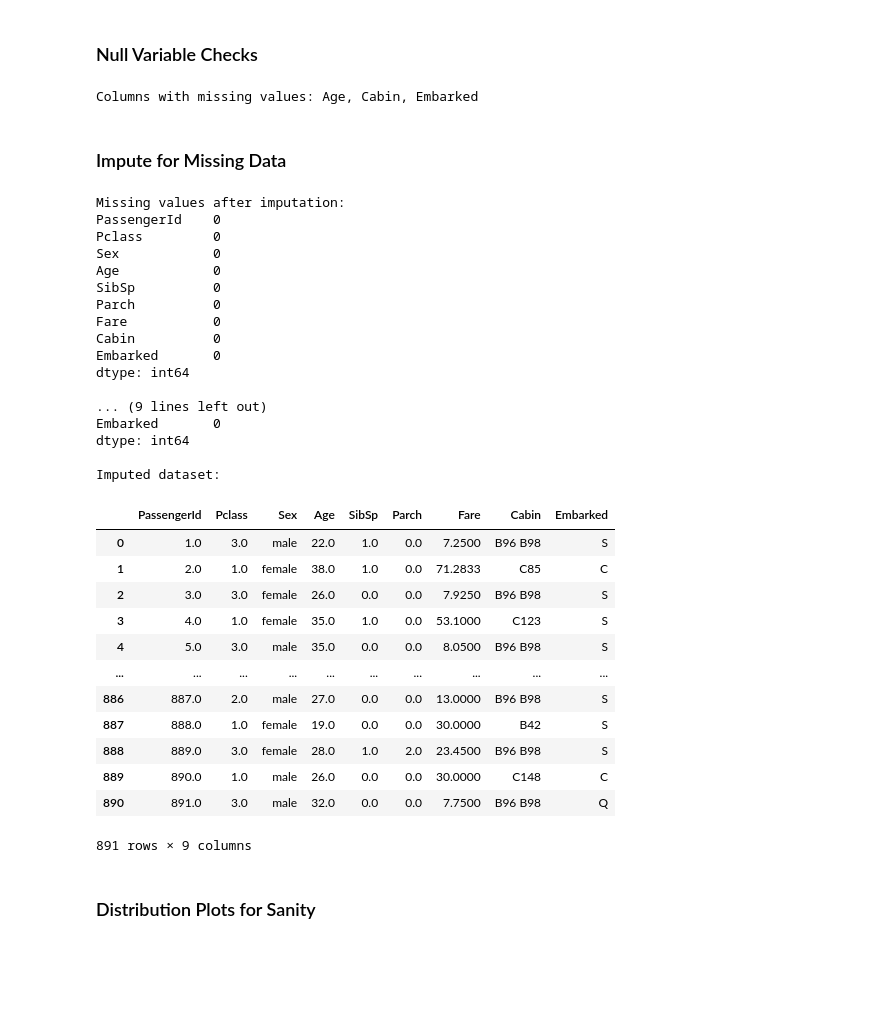
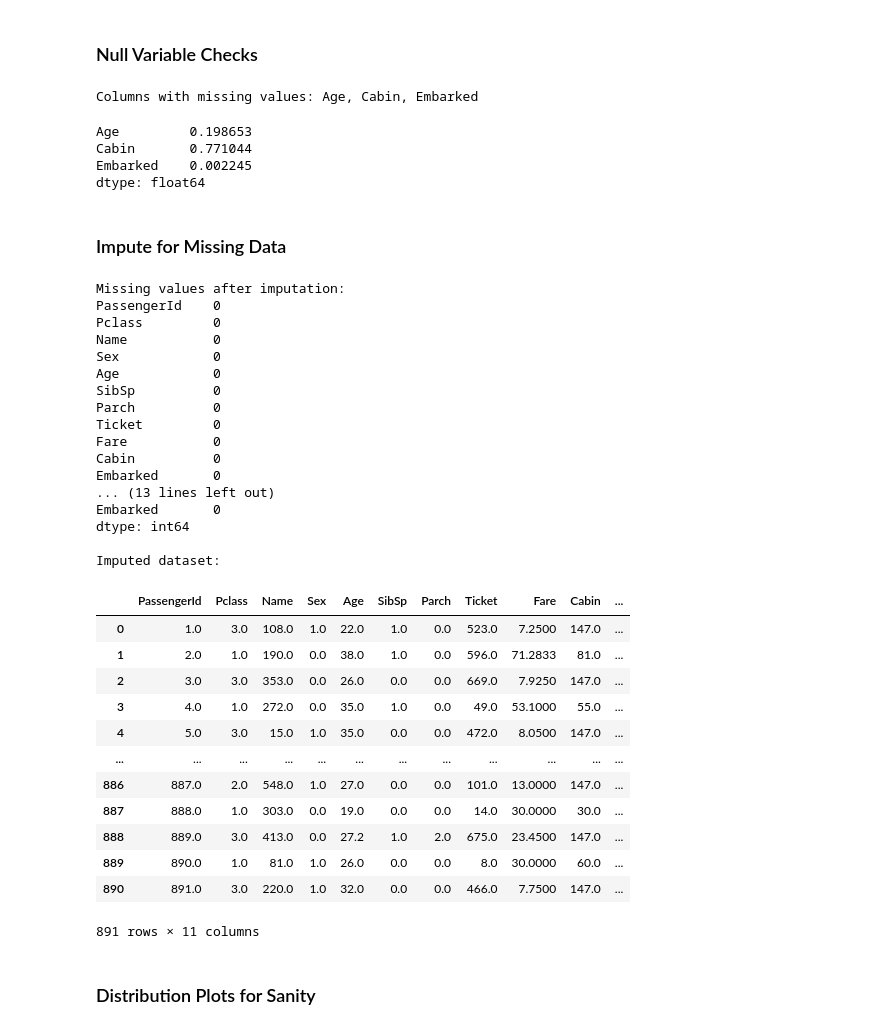
Before and after one commit to helenristov/python_modeling, a Jupyter notebook: modeling_ex.ipynb, the cells around one changed output. Cells and saved outputs as stored; diff of their text form; code cells hidden in the pictures; blank space fills up the shorter version.

Commit message:
Changes to knn impute function

```diff
--- a/modeling_ex.ipynb
+++ b/modeling_ex.ipynb
@@ -74,7 +79,12 @@ missing_values = data.isnull().sum()
 
 missing_columns = missing_values[missing_values > 0].index.tolist()
 print(f"Columns with missing values: {', '.join(missing_columns)}")
+missing_values[missing_values > 0]/data.shape[0] ##percent of data that is missing
 # %% [output]
 Columns with missing values: Age, Cabin, Embarked
+Age         0.198653
+Cabin       0.771044
+Embarked    0.002245
+dtype: float64
 # %% [markdown]
 ### Impute for Missing Data
@@ -81,56 +127,51 @@ Columns with missing values: Age, Cabin, Embarked
 # %%
-##impute missing values
-# Identify numerical and categorical features
-numerical_features = X.select_dtypes(include=['int64', 'float64']).columns
-categorical_features = X.select_dtypes(include=['object']).columns
+# Check for remaining missing values after imputation
+## call imputation method
+impute_type = 'simple'  ##select simple or knn
+num_method  = 'median'
+cat_method  = 'most_frequent'
+X = impute_features(data =X, impute_type='knn', num_method='median', cat_method='most_frequent')
+X =  pd.DataFrame(X)
 
-# Impute numerical features with median
-numerical_imputer = SimpleImputer(strategy='median')
-X[numerical_features] = numerical_imputer.fit_transform(X[numerical_features])
 
-# Impute categorical features with the most frequent value
-categorical_imputer = SimpleImputer(strategy='most_frequent')
-X[categorical_features] = categorical_imputer.fit_transform(X[categorical_features])
-
-# Check for remaining missing values after imputation
 missing_values_after = X.isnull().sum()
 na_values_after = X.isna().sum()
 print(f"Missing values after imputation:\n{missing_values_after}")
 print(f"\nNaN values after imputation:\n{missing_values_after}")
 # Display the first few rows of the imputed dataset
 print("\nImputed dataset:")
 display(X)
 # %% [output]
 Missing values after imputation:
 PassengerId    0
 Pclass         0
+Name           0
 Sex            0
 Age            0
 SibSp          0
 Parch          0
+Ticket         0
 Fare           0
 Cabin          0
 Embarked       0
-dtype: int64
-
-... (9 lines left out)
+... (13 lines left out)
 Embarked       0
 dtype: int64
 
 Imputed dataset:
-|  | PassengerId | Pclass | Sex | Age | SibSp | Parch | Fare | Cabin | Embarked |
-| 0 | 1.0 | 3.0 | male | 22.0 | 1.0 | 0.0 | 7.2500 | B96 B98 | S |
-| 1 | 2.0 | 1.0 | female | 38.0 | 1.0 | 0.0 | 71.2833 | C85 | C |
-| 2 | 3.0 | 3.0 | female | 26.0 | 0.0 | 0.0 | 7.9250 | B96 B98 | S |
-| 3 | 4.0 | 1.0 | female | 35.0 | 1.0 | 0.0 | 53.1000 | C123 | S |
-| 4 | 5.0 | 3.0 | male | 35.0 | 0.0 | 0.0 | 8.0500 | B96 B98 | S |
-| ... | ... | ... | ... | ... | ... | ... | ... | ... | ... |
-| 886 | 887.0 | 2.0 | male | 27.0 | 0.0 | 0.0 | 13.0000 | B96 B98 | S |
-| 887 | 888.0 | 1.0 | female | 19.0 | 0.0 | 0.0 | 30.0000 | B42 | S |
-| 888 | 889.0 | 3.0 | female | 28.0 | 1.0 | 2.0 | 23.4500 | B96 B98 | S |
-| 889 | 890.0 | 1.0 | male | 26.0 | 0.0 | 0.0 | 30.0000 | C148 | C |
-| 890 | 891.0 | 3.0 | male | 32.0 | 0.0 | 0.0 | 7.7500 | B96 B98 | Q |
+|  | PassengerId | Pclass | Name | Sex | Age | SibSp | Parch | Ticket | Fare | Cabin | ... |
+| 0 | 1.0 | 3.0 | 108.0 | 1.0 | 22.0 | 1.0 | 0.0 | 523.0 | 7.2500 | 147.0 | ... |
+| 1 | 2.0 | 1.0 | 190.0 | 0.0 | 38.0 | 1.0 | 0.0 | 596.0 | 71.2833 | 81.0 | ... |
+| 2 | 3.0 | 3.0 | 353.0 | 0.0 | 26.0 | 0.0 | 0.0 | 669.0 | 7.9250 | 147.0 | ... |
+| 3 | 4.0 | 1.0 | 272.0 | 0.0 | 35.0 | 1.0 | 0.0 | 49.0 | 53.1000 | 55.0 | ... |
+| 4 | 5.0 | 3.0 | 15.0 | 1.0 | 35.0 | 0.0 | 0.0 | 472.0 | 8.0500 | 147.0 | ... |
+| ... | ... | ... | ... | ... | ... | ... | ... | ... | ... | ... | ... |
+| 886 | 887.0 | 2.0 | 548.0 | 1.0 | 27.0 | 0.0 | 0.0 | 101.0 | 13.0000 | 147.0 | ... |
+| 887 | 888.0 | 1.0 | 303.0 | 0.0 | 19.0 | 0.0 | 0.0 | 14.0 | 30.0000 | 30.0 | ... |
+| 888 | 889.0 | 3.0 | 413.0 | 0.0 | 27.2 | 1.0 | 2.0 | 675.0 | 23.4500 | 147.0 | ... |
+| 889 | 890.0 | 1.0 | 81.0 | 1.0 | 26.0 | 0.0 | 0.0 | 8.0 | 30.0000 | 60.0 | ... |
+| 890 | 891.0 | 3.0 | 220.0 | 1.0 | 32.0 | 0.0 | 0.0 | 466.0 | 7.7500 | 147.0 | ... |
-891 rows × 9 columns
+891 rows × 11 columns
 # %% [markdown]
 ### Distribution Plots for Sanity
 # %%
```
Also changed, not shown: parts of 10 cells of this notebook.
